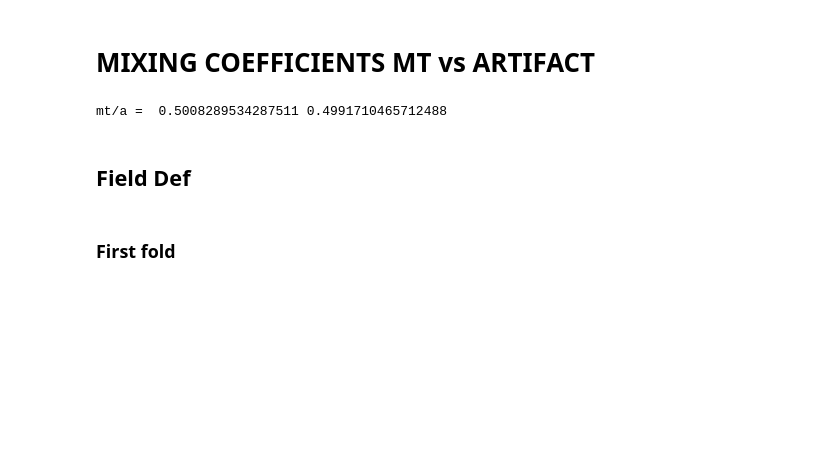
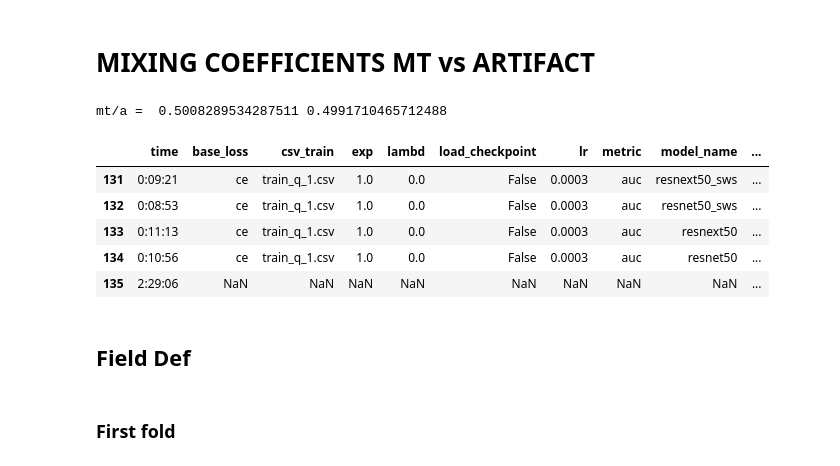
Before and after one commit to agaldran/deep_dr, a Jupyter notebook: analyze_csvs_FINAL.ipynb, the cells around one changed output. Saved outputs shown, nothing was run; the diff lists cells and outputs as text; code cells hidden in the pictures; blank space fills up the shorter version.

```diff
--- a/analyze_csvs_FINAL.ipynb
+++ b/analyze_csvs_FINAL.ipynb
@@ -1125,5 +1117,14 @@ coeff_mt_vs_a =  0.8826350593473746/(0.8826350593473746+0.8797132499999999), 0.8
 print('mt/a = ', coeff_mt_vs_a[0], coeff_mt_vs_a[1])
 # %% [output]
 mt/a =  0.5008289534287511 0.4991710465712488
+# %%
+df_all.tail()
+# %% [output]
+|  | time | base_loss | csv_train | exp | lambd | load_checkpoint | lr | metric | model_name | ... |
+| 131 | 0:09:21 | ce | train_q_1.csv | 1.0 | 0.0 | False | 0.0003 | auc | resnext50_sws | ... |
+| 132 | 0:08:53 | ce | train_q_1.csv | 1.0 | 0.0 | False | 0.0003 | auc | resnet50_sws | ... |
+| 133 | 0:11:13 | ce | train_q_1.csv | 1.0 | 0.0 | False | 0.0003 | auc | resnext50 | ... |
+| 134 | 0:10:56 | ce | train_q_1.csv | 1.0 | 0.0 | False | 0.0003 | auc | resnet50 | ... |
+| 135 | 2:29:06 | NaN | NaN | NaN | NaN | NaN | NaN | NaN | NaN | ... |
 # %% [markdown]
 ## Field Def
```
Also changed, not shown: parts of 20 cells of this notebook, 5 other files.
